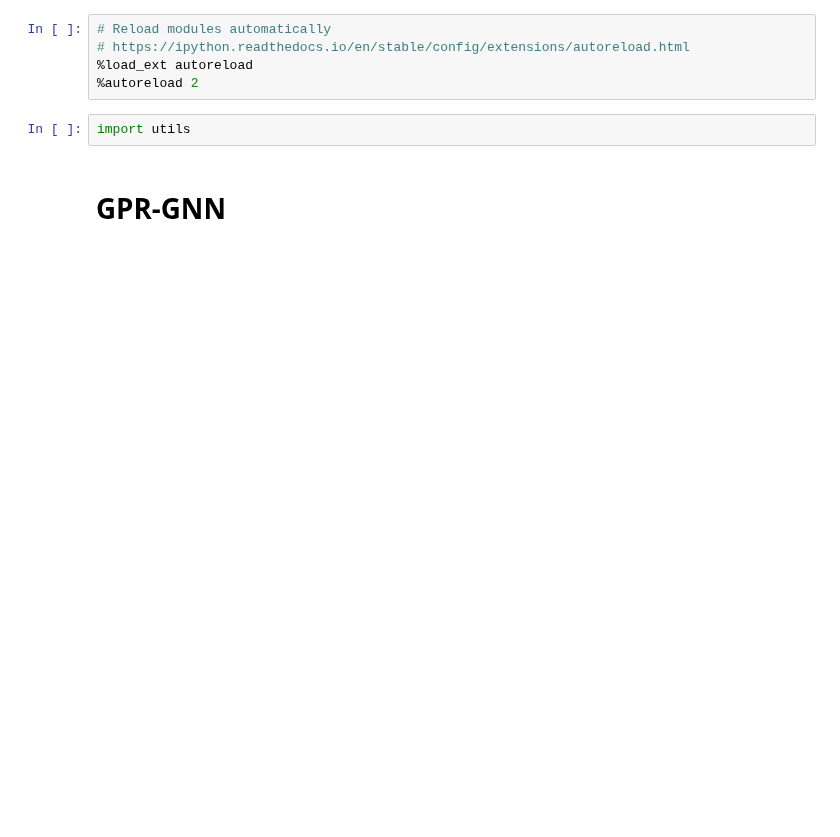
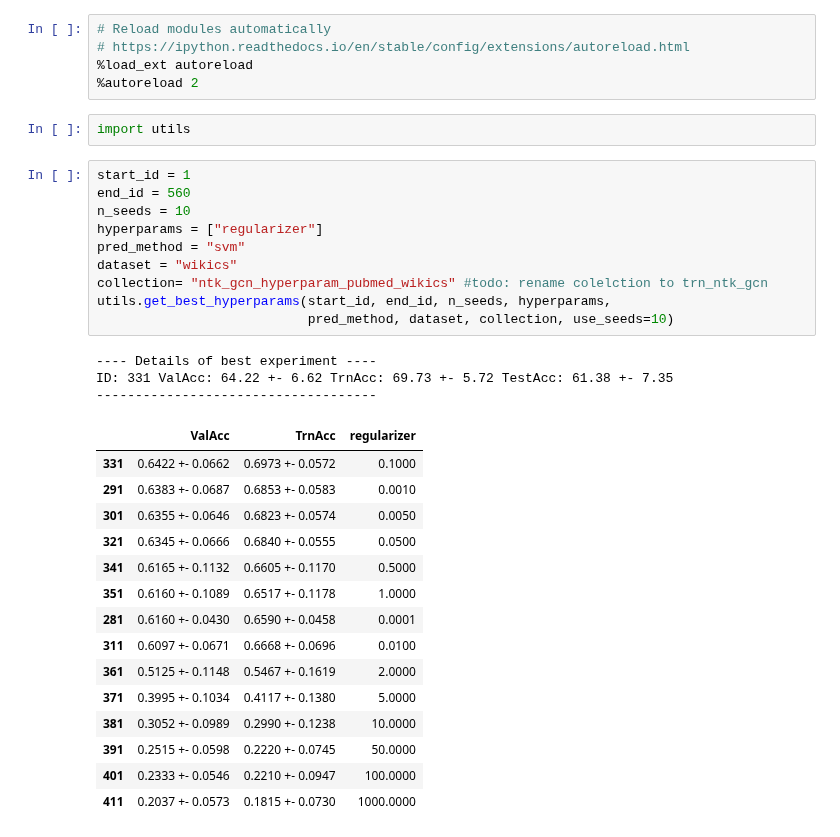
Before and after one commit to saper0/qpcert, a Jupyter notebook: notebooks/hyperparams/hyperparam_search.ipynb, the cells around one changed output. Cells and saved outputs as stored; diff of their text form; blank space fills up the shorter version.

```diff
--- a/notebooks/hyperparams/hyperparam_search.ipynb
+++ b/notebooks/hyperparams/hyperparam_search.ipynb
@@ -5,5 +5,32 @@
 %autoreload 2
 # %%
 import utils
-# %% [markdown]
-# GPR-GNN
+# %%
+start_id = 1
+end_id = 560
+n_seeds = 10
+hyperparams = ["regularizer"]
+pred_method = "svm"
+dataset = "wikics"
+collection= "ntk_gcn_hyperparam_pubmed_wikics" #todo: rename colelction to trn_ntk_gcn
+utils.get_best_hyperparams(start_id, end_id, n_seeds, hyperparams,
+                           pred_method, dataset, collection, use_seeds=10)
+# %% [output]
+---- Details of best experiment ----
+ID: 331 ValAcc: 64.22 +- 6.62 TrnAcc: 69.73 +- 5.72 TestAcc: 61.38 +- 7.35
+------------------------------------
+|  | ValAcc | TrnAcc | regularizer |
+| 331 | 0.6422 +- 0.0662 | 0.6973 +- 0.0572 | 0.1000 |
+| 291 | 0.6383 +- 0.0687 | 0.6853 +- 0.0583 | 0.0010 |
+| 301 | 0.6355 +- 0.0646 | 0.6823 +- 0.0574 | 0.0050 |
+| 321 | 0.6345 +- 0.0666 | 0.6840 +- 0.0555 | 0.0500 |
+| 341 | 0.6165 +- 0.1132 | 0.6605 +- 0.1170 | 0.5000 |
+| 351 | 0.6160 +- 0.1089 | 0.6517 +- 0.1178 | 1.0000 |
+| 281 | 0.6160 +- 0.0430 | 0.6590 +- 0.0458 | 0.0001 |
+| 311 | 0.6097 +- 0.0671 | 0.6668 +- 0.0696 | 0.0100 |
+| 361 | 0.5125 +- 0.1148 | 0.5467 +- 0.1619 | 2.0000 |
+| 371 | 0.3995 +- 0.1034 | 0.4117 +- 0.1380 | 5.0000 |
+| 381 | 0.3052 +- 0.0989 | 0.2990 +- 0.1238 | 10.0000 |
+| 391 | 0.2515 +- 0.0598 | 0.2220 +- 0.0745 | 50.0000 |
+| 401 | 0.2333 +- 0.0546 | 0.2210 +- 0.0947 | 100.0000 |
+| 411 | 0.2037 +- 0.0573 | 0.1815 +- 0.0730 | 1000.0000 |
```
Also changed, not shown: parts of 28 cells of this notebook, 8 other files.
